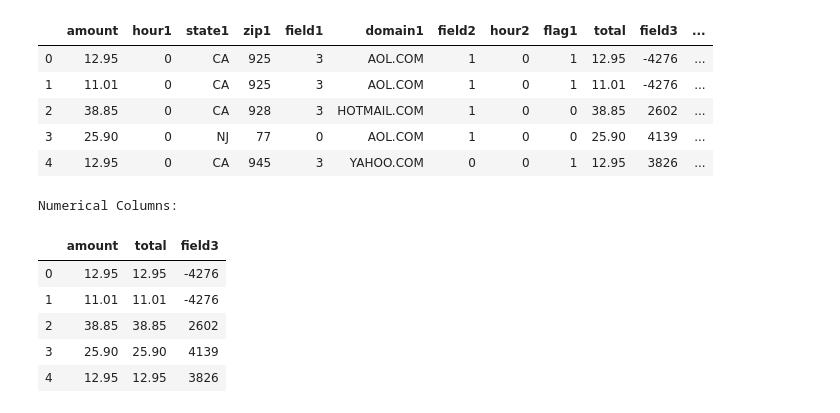
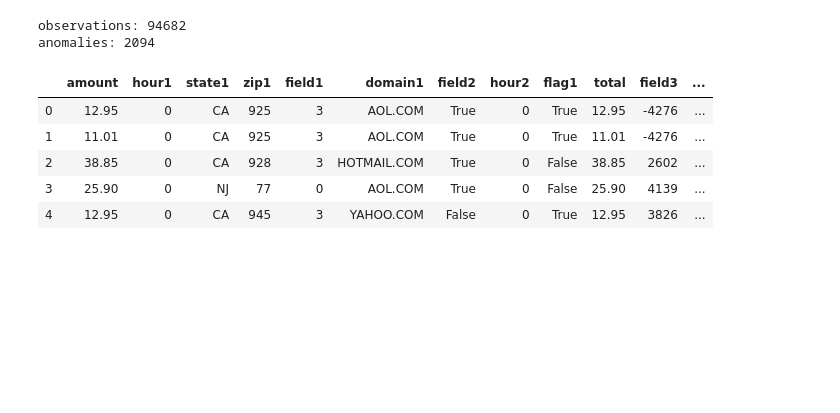
Before and after one commit to hernamesbarbara/credit_card_anomalies, a Jupyter notebook: Anomaly Detection.ipynb, the cells around one changed output. Saved outputs shown, nothing was run; the diff lists cells and outputs as text; code cells hidden in the pictures; blank space fills up the shorter version.

```diff
--- a/Anomaly Detection.ipynb
+++ b/Anomaly Detection.ipynb
@@ -5,23 +11,15 @@ import matplotlib.pyplot as plt
 # %%
 pd.set_printoptions(max_rows=25, max_columns=20)
-df = pd.read_csv("./data/DataminingContest2009.Task1.Train.Inputs", sep=",")
+df = read_data()
+print "observations: %d" % len(df)
+print "anomalies: %d" % len(df[df.anomaly])
 df.head()
 # %% [output]
+observations: 94682
+anomalies: 2094
 |  | amount | hour1 | state1 | zip1 | field1 | domain1 | field2 | hour2 | flag1 | total | field3 | ... |
-| 0 | 12.95 | 0 | CA | 925 | 3 | AOL.COM | 1 | 0 | 1 | 12.95 | -4276 | ... |
-| 1 | 11.01 | 0 | CA | 925 | 3 | AOL.COM | 1 | 0 | 1 | 11.01 | -4276 | ... |
-| 2 | 38.85 | 0 | CA | 928 | 3 | HOTMAIL.COM | 1 | 0 | 0 | 38.85 | 2602 | ... |
-| 3 | 25.90 | 0 | NJ | 77 | 0 | AOL.COM | 1 | 0 | 0 | 25.90 | 4139 | ... |
-| 4 | 12.95 | 0 | CA | 945 | 3 | YAHOO.COM | 0 | 0 | 1 | 12.95 | 3826 | ... |
+| 0 | 12.95 | 0 | CA | 925 | 3 | AOL.COM | True | 0 | True | 12.95 | -4276 | ... |
+| 1 | 11.01 | 0 | CA | 925 | 3 | AOL.COM | True | 0 | True | 11.01 | -4276 | ... |
+| 2 | 38.85 | 0 | CA | 928 | 3 | HOTMAIL.COM | True | 0 | False | 38.85 | 2602 | ... |
+| 3 | 25.90 | 0 | NJ | 77 | 0 | AOL.COM | True | 0 | False | 25.90 | 4139 | ... |
+| 4 | 12.95 | 0 | CA | 945 | 3 | YAHOO.COM | False | 0 | True | 12.95 | 3826 | ... |
-# %%
-number_cols = ['amount', 'total', 'field3']
-print "Numerical Columns:"
-df[number_cols].head()
-# %% [output]
-Numerical Columns:
-|  | amount | total | field3 |
-| 0 | 12.95 | 12.95 | -4276 |
-| 1 | 11.01 | 11.01 | -4276 |
-| 2 | 38.85 | 38.85 | 2602 |
-| 3 | 25.90 | 25.90 | 4139 |
-| 4 | 12.95 | 12.95 | 3826 |
```
Also changed, not shown: parts of 28 cells of this notebook, 1 other file.
